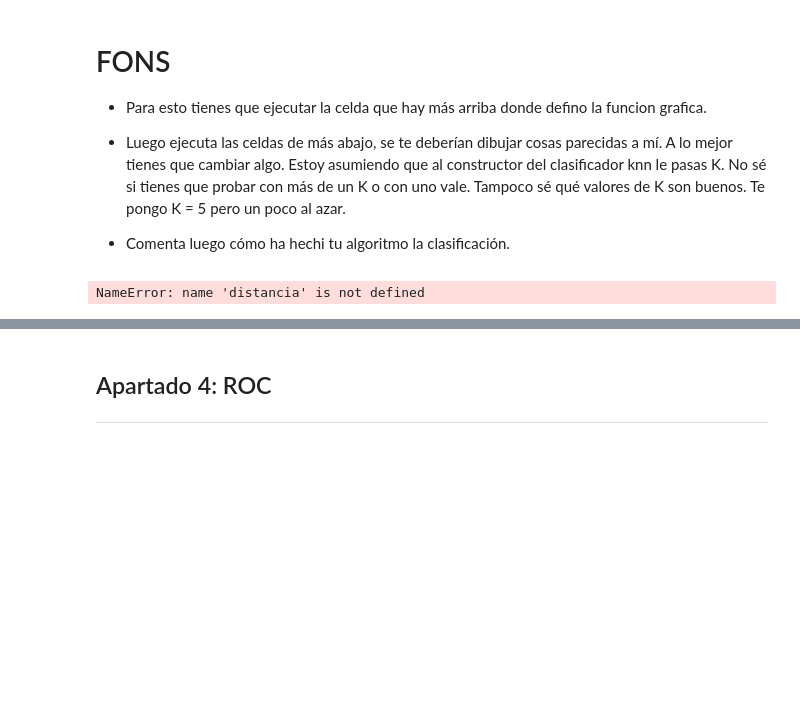
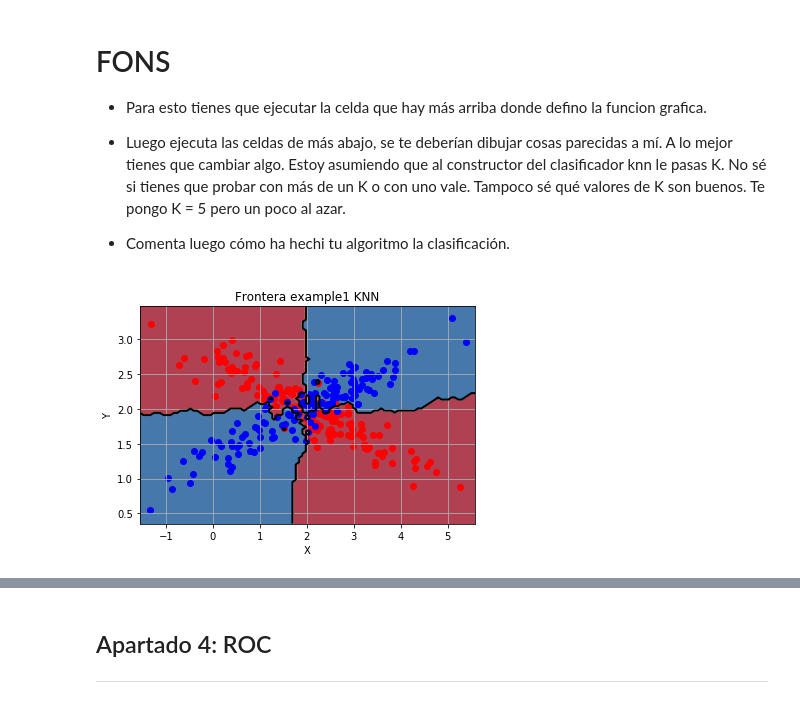
Before and after one commit to luciaasen/FAA, a Jupyter notebook: p2/FAAP2_1461_16.ipynb, the cells around one changed output, grey strips where cells are left out. Cells and saved outputs as stored; diff of their text form; code cells hidden in the pictures; blank space fills up the shorter version.

```diff
--- a/p2/FAAP2_1461_16.ipynb
+++ b/p2/FAAP2_1461_16.ipynb
@@ -386,11 +386,10 @@ Es por esto que este clasificador sólo debería ser usado con datos de una natu
 * Comenta luego cómo ha hechi tu algoritmo la clasificación.
 # %%
 K = 5
-clf_n = cl.ClasificadorVecinosProximos(K, False)
-clf_w = cl.ClasificadorVecinosProximos(K, True)
+clf = cl.ClasificadorVecinosProximos(K, True)
 # %%
-grafica('./datos/example1.data', 'Frontera example1 KNN', clf_n)
+grafica('./datos/example1.data', 'Frontera example1 KNN', clf)
 # %% [output]
-NameError: name 'distancia' is not defined
+[figure, added]
 # %%
 grafica('./datos/example2.data', 'Frontera example2 KNN', clf)
```
Also changed, not shown: parts of 6 cells of this notebook, 1 other file.
